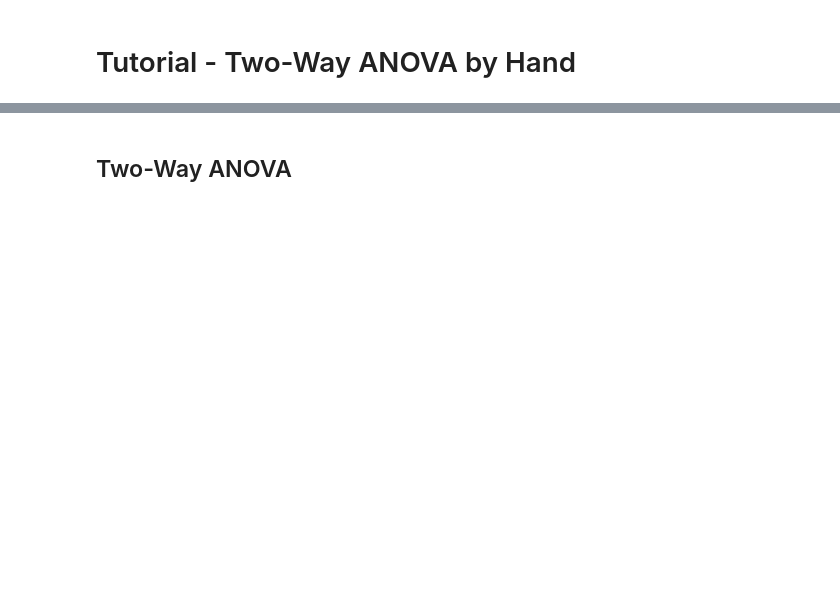
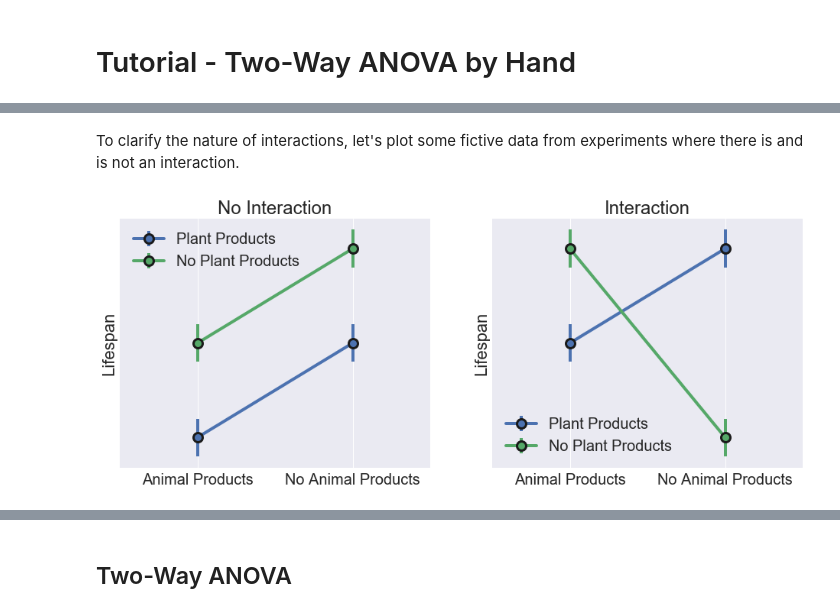
Before and after one commit to charlesfrye/AppliedStatisticsForNeuroscience, a Jupyter notebook: 06 - ANOVA II/Tutorial - Two-Way ANOVA by Hand.ipynb, the cells around one changed output, grey strips where cells are left out. Saved outputs shown, nothing was run; the diff lists cells and outputs as text; code cells hidden in the pictures; blank space fills up the shorter version.

```diff
--- a/06 - ANOVA II/Tutorial - Two-Way ANOVA by Hand.ipynb
+++ b/06 - ANOVA II/Tutorial - Two-Way ANOVA by Hand.ipynb
@@ -19,5 +19,31 @@ import util.shared as shared
 
 shared.format_plots()
 shared.format_dataframes()
+# %%
+def mock_interaction_plot(results, title):
+
+    plt.errorbar([0, 1], results[0,:], yerr=0.1,
+                linewidth = 4, marker = 'o', markersize = 12,
+                 markeredgecolor='k', markeredgewidth = 3,
+                 label = "Plant Products");
+    plt.errorbar([0, 1],results[1,:], yerr=0.1,
+                linewidth = 4, marker = 'o', markersize = 12,
+                 markeredgecolor='k', markeredgewidth = 3,
+                 label = "No Plant Products");
+    plt.yticks([]); plt.ylabel("Lifespan");
+    plt.xticks([0, 1], ["Animal Products", "No Animal Products"]);
+    plt.xlim([-0.5, 1.5]);
+    plt.legend()
+    plt.title(title);
+
+def compare_interaction_plots(no_interaction, interaction):
+
+    args = zip([no_interaction, interaction], ["No Interaction", "Interaction"])
+    fig, axs = plt.subplots(1,2, figsize=(16,6))
+
+
+    for ax, arg in zip(axs,args):
+        plt.sca(ax)
+        mock_interaction_plot(*arg)
 # %% [markdown]
 In the previous section,
@@ -30,0 +136,12 @@ variation of two or more factors.
+# %% [markdown]
+To clarify the nature of interactions,
+let's plot some fictive data
+from experiments where there is
+and is not an interaction.
+# %%
+no_interaction = np.asarray([[1.,1.5],[1.5,2.]])
+interaction = np.asarray([[1,1.5],[1.5,0.5]])
+
+compare_interaction_plots(no_interaction, interaction)
+# %% [output]
+[figure, added]
```
Also changed, not shown: parts of 68 cells of this notebook.
